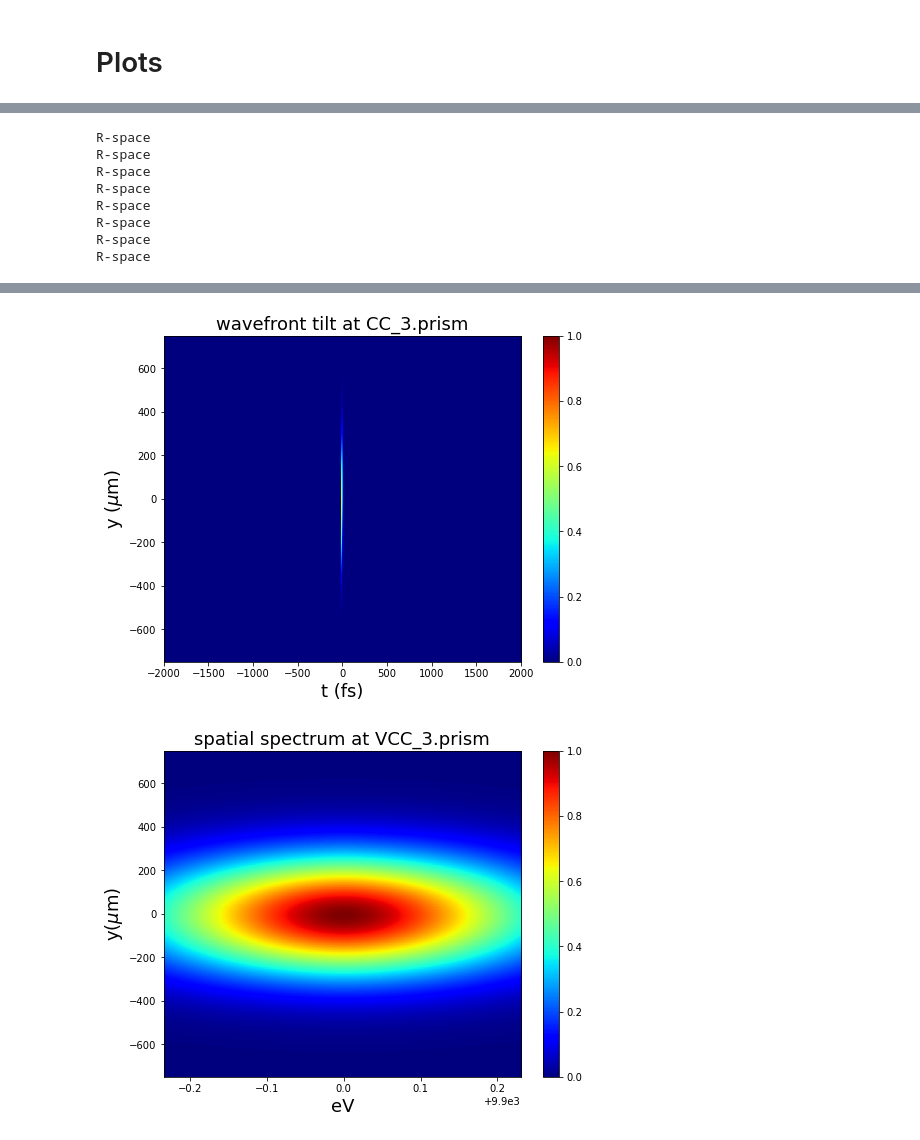
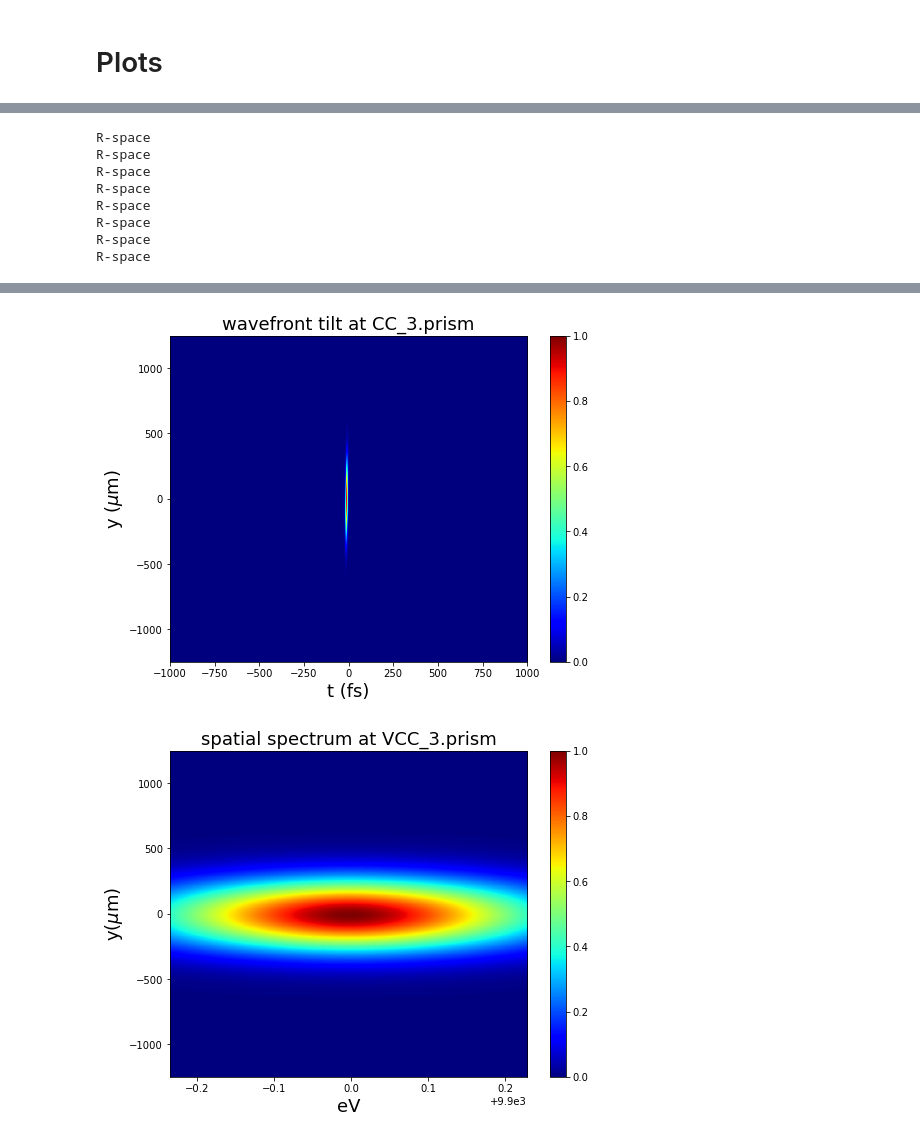
Before and after one commit to nanw0321/Fringe_crossing_interference_pattern, a Jupyter notebook: Ver_WPG_prism.ipynb, the cells around one changed output, grey strips where cells are left out. Saved outputs shown, nothing was run; the diff lists cells and outputs as text; code cells hidden in the pictures.

```diff
--- a/Ver_WPG_prism.ipynb
+++ b/Ver_WPG_prism.ipynb
@@ -29,7 +29,8 @@ from Auxiliary import *
 ''' incident beam variables '''
 ekev = 9.9                  # photon energy [kev]
 pulse_duration = 3e-15    # pulse duration (rms) [s]
-trange = 4000e-15
+trange = 2000e-15
+fov_y = 2500
 # %%
 ''' directories '''
 # output data directory
@@ -166,7 +167,7 @@ plt.savefig(dirname_prism+'spectrum_all.png',transparent=True)
 # %%
 ''' tilt and spectrum '''
 if_log = 0
-fov_y = 2000      # um
+fov_y = fov_y
 fov_t = trange*1e15    # fs
 eStart = axis_CC[aw_CC.min()]
 eFin = axis_CC[aw_CC.max()]
@@ -210,2 +211,2 @@ R-space
-[figure, old version]
+[figure, new version]
-[figure, old version]
+[figure, new version]
```
Also changed, not shown: parts of 5 cells of this notebook, 51 other files.
